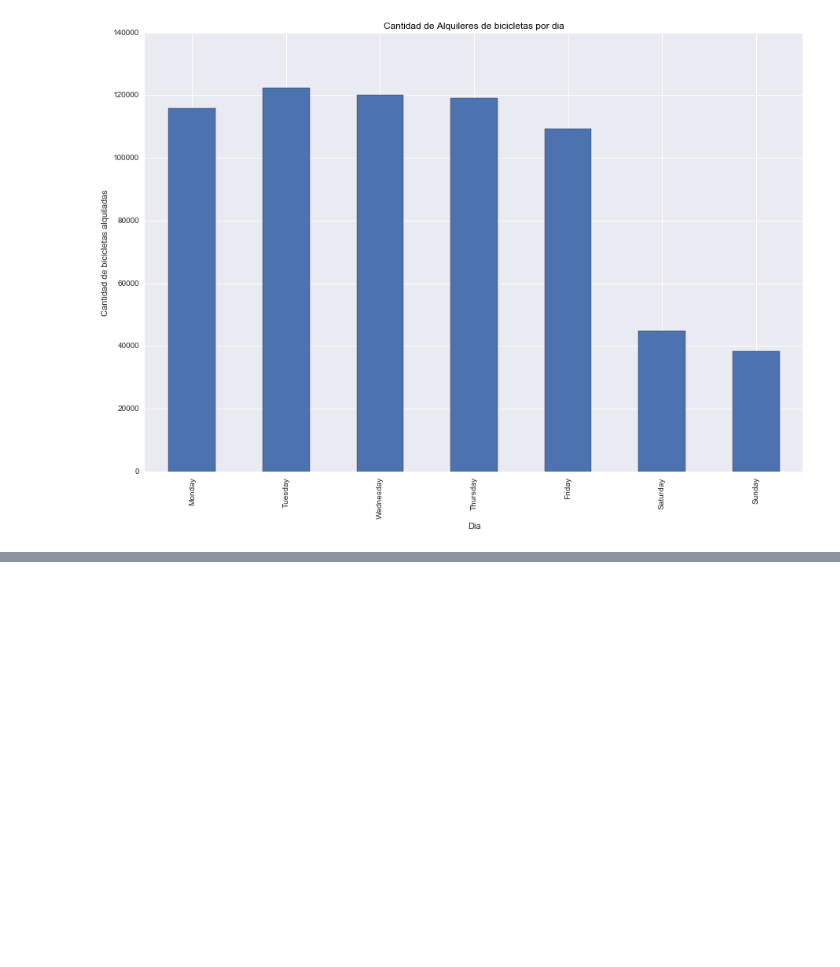
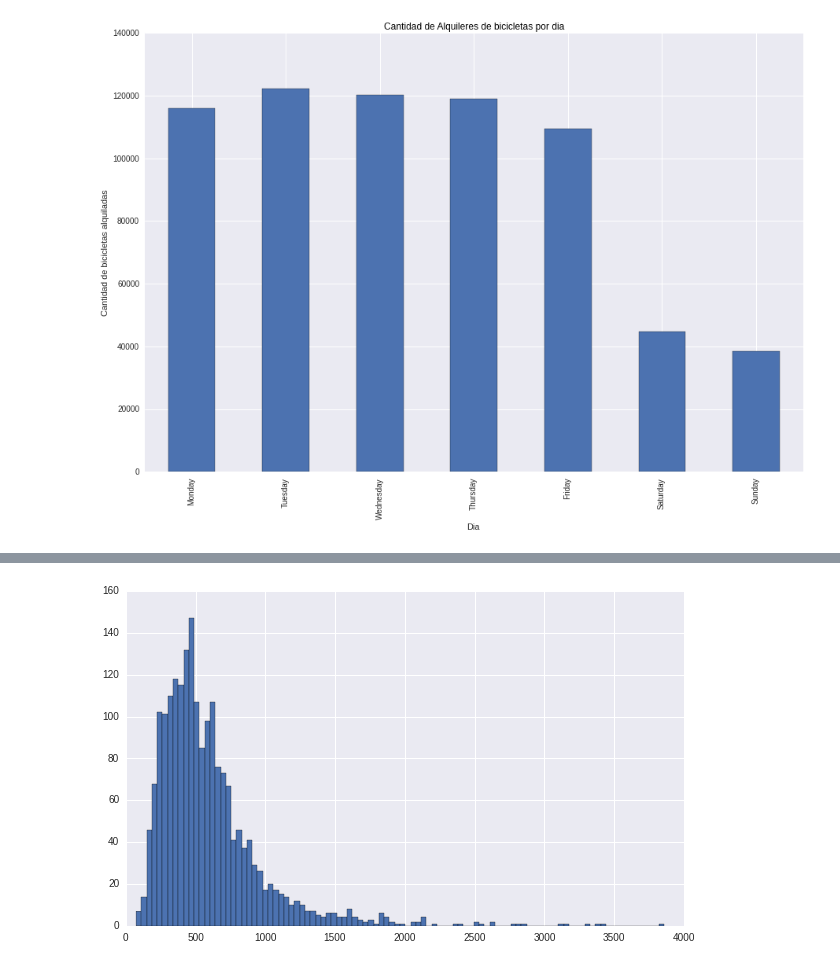
Before and after one commit to AlexVilla92/TP-Datos-2017, a Jupyter notebook: TP1-Exploracion-de-Datos-01-Cantidad-de-bicicletas-por-dia-y-hora.ipynb, the cells around one changed output, grey strips where cells are left out. Drawn from its saved outputs; the diff is of its cells as text; code cells hidden in the pictures; blank space fills up the shorter version.

Commit message:
Agregue un analisis sobre el bike_id, con histograma incluido

```diff
--- a/TP1-Exploracion-de-Datos-01-Cantidad-de-bicicletas-por-dia-y-hora.ipynb
+++ b/TP1-Exploracion-de-Datos-01-Cantidad-de-bicicletas-por-dia-y-hora.ipynb
@@ -136,0 +165,5 @@ plt.xlabel('Dia')
+# %%
+#1 bici con mas viajes
+trips.loc[trips.bike_id == 392,:].loc[trips.duration <=4000]['duration'].hist(bins=100,figsize=(10,6));
+# %% [output]
+[figure, added]
```
Also changed, not shown: parts of 12 cells of this notebook.
